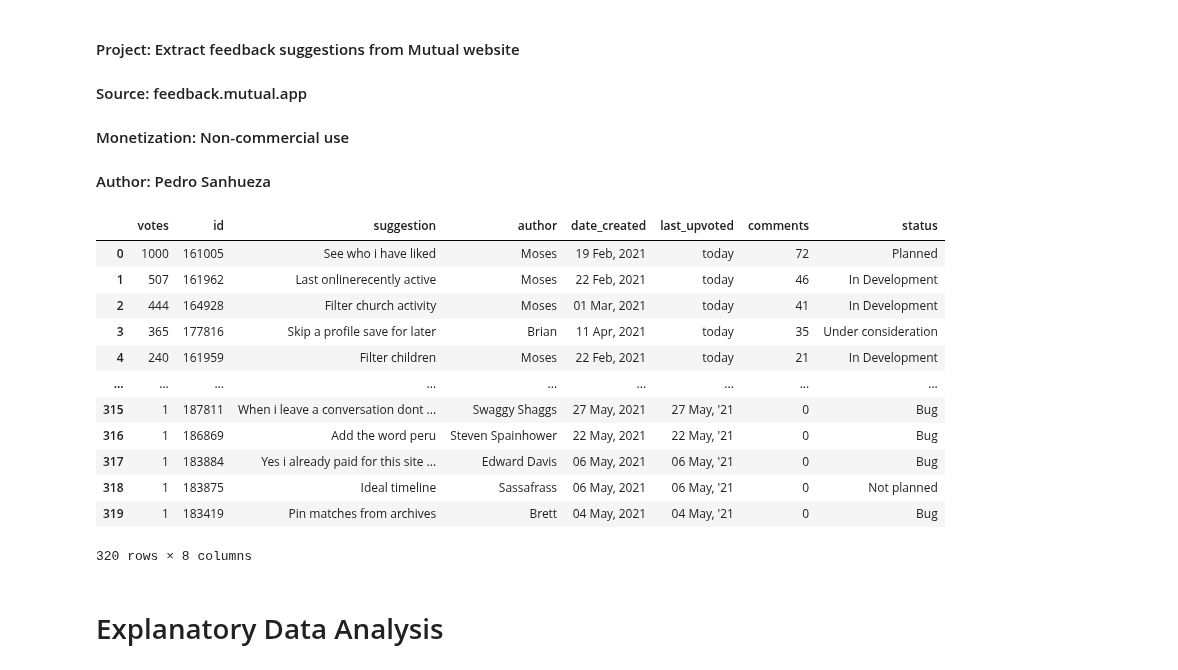
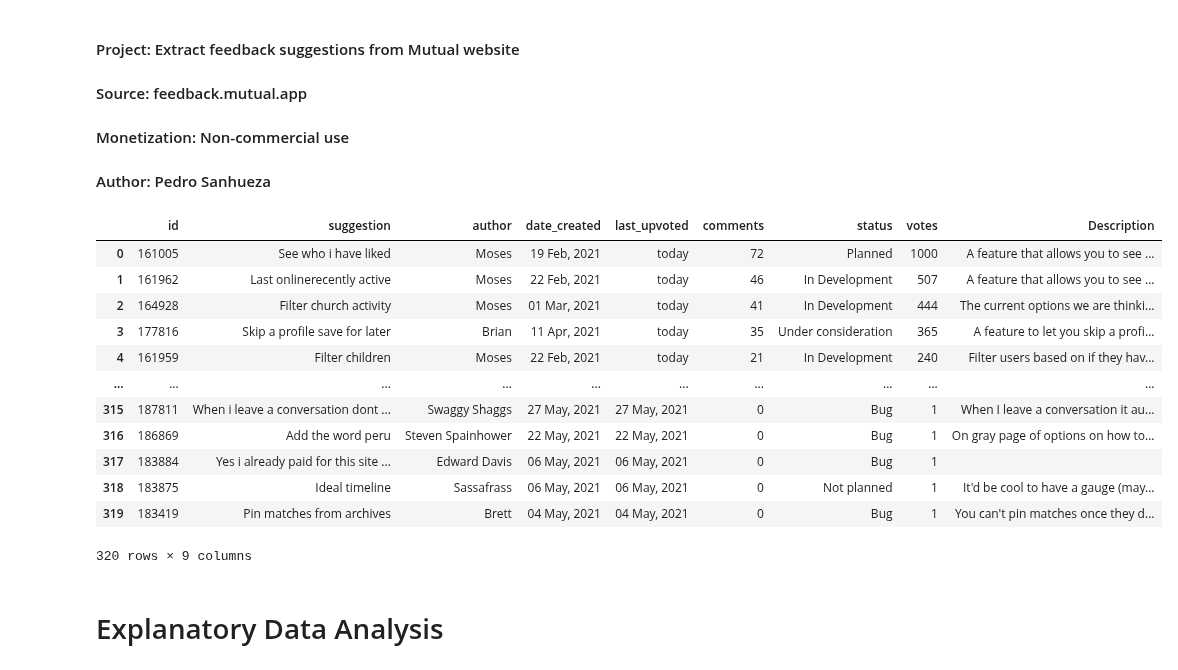
Before and after one commit to pedrosanhueza/Web-Scrape, a Jupyter notebook: Mutual Feedback/Mutual - Code/Mutual - 07-11-22.ipynb, the cells around one changed output. Saved outputs shown, nothing was run; the diff lists cells and outputs as text; code cells hidden in the pictures.

Commit message:
Mutual

```diff
--- a/Mutual Feedback/Mutual - Code/Mutual - 07-11-22.ipynb
+++ b/Mutual Feedback/Mutual - Code/Mutual - 07-11-22.ipynb
@@ -10,12 +10,11 @@ from bs4 import BeautifulSoup
 import pandas as pd
 from datetime import datetime
 # %%
-
-rows = []
+rows_info = []
 rows_votes = []
+rows_description=[]
 
 for pag in range(7): # '7' because there are 7 pages
-
     url = f'https://feedback.mutual.app/?page={pag+1}&order=popular&filter=all#controls' # url for each page. only change the page number
     response = requests.get(url)
     soup = BeautifulSoup(response.text, 'html.parser')
@@ -23,6 +22,7 @@ for pag in range(7): # '7' because there are 7 pages
     info = soup.find_all('div',{'class':'sInfo'})
     votes= soup.find_all('div',{'class':'sNumbers'})
 
+    #************* INFO DICTIONARARY *************
     for attribute in info:
         row = {}
         row['id'] = attribute.find('a')['href'].split('/')[2]
@@ -31,45 +31,62 @@ for pag in range(7): # '7' because there are 7 pages
         start = attribute.find_all('span')[0].get_text(strip=True).find('(')+1
         end = attribute.find_all('span')[0].get_text(strip=True).find(')')
         row['date_created'] = attribute.find_all('span')[0].get_text(strip=True)[start:end].replace('\'','20')
-        row['last_upvoted'] = attribute.find_all('span',{'class':'sLastComment'})[0].get_text(strip=True)[9:]
+        row['last_upvoted'] = attribute.find_all('span',{'class':'sLastComment'})[0].get_text(strip=True)[9:].replace('\'','20')
         row['comments'] = attribute.find_all('span',{'class':'sLabel'})[0].get_text(strip=True)[10:]
         try:
             row['status'] = attribute.find_all('div',{'class':'sLabels'})[0].get_text(strip=True).replace('Pinned','')
         except:
             pass
-        rows.append(row)
+            # pass
+        rows_info.append(row)
 
+    #************* VOTES DICTIONARARY *************
     for attribute in votes:
         row = {}
         row['votes'] = attribute.find('a').get_text(strip=True)[:-5].replace('K','000')
         rows_votes.append(row)
 
-    for idx,e in enumerate(rows):
-        rows_votes[idx].update(e)
+    # ************* DESCRIPTION DICTIONARARY *************
+    for attribute in info:
+        url = f'https://feedback.mutual.app'+attribute.find('a')['href']
+        response = requests.get(url)
+        soup = BeautifulSoup(response.text, 'html.parser')
+        row = {}
+        p = soup.find('div',{'class':'suggestionDescription'}).get_text().strip()
+        row['Description'] = p.encode('ascii','replace').decode().replace('???','\'')
+        rows_description.append(row)
+
+
+    #************* JOIN *************
+    for idx,e in enumerate(rows_votes):
+        rows_info[idx].update(e)
+
+    for idx,e in enumerate(rows_description):
+        rows_info[idx].update(e)
 # %%
-data = pd.DataFrame(rows_votes)
+data = pd.DataFrame(rows_info)
 
 date = datetime.now().strftime("%d-%m-%Y %H%M%S") # get local time as string
 
 filePath = "../Mutual - Historical Data/MutualFeedback " + date + " - Webscrape.csv"
 
-data.to_csv(filePath, index=False) # save to file path
+data.to_csv(filePath, index=True) # save to file path
 
 data
 # %% [output]
-|  | votes | id | suggestion | author | date_created | last_upvoted | comments | status |
-| 0 | 1000 | 161005 | See who i have liked | Moses | 19 Feb, 2021 | today | 72 | Planned |
-| 1 | 507 | 161962 | Last onlinerecently active | Moses | 22 Feb, 2021 | today | 46 | In Development |
-| 2 | 444 | 164928 | Filter church activity | Moses | 01 Mar, 2021 | today | 41 | In Development |
-| 3 | 365 | 177816 | Skip a profile save for later | Brian | 11 Apr, 2021 | today | 35 | Under consideration |
-| 4 | 240 | 161959 | Filter children | Moses | 22 Feb, 2021 | today | 21 | In Development |
-| ... | ... | ... | ... | ... | ... | ... | ... | ... |
-| 315 | 1 | 187811 | When i leave a conversation dont ... | Swaggy Shaggs | 27 May, 2021 | 27 May, '21 | 0 | Bug |
-| 316 | 1 | 186869 | Add the word peru | Steven Spainhower | 22 May, 2021 | 22 May, '21 | 0 | Bug |
-| 317 | 1 | 183884 | Yes i already paid for this site ... | Edward Davis | 06 May, 2021 | 06 May, '21 | 0 | Bug |
-| 318 | 1 | 183875 | Ideal timeline | Sassafrass | 06 May, 2021 | 06 May, '21 | 0 | Not planned |
-| 319 | 1 | 183419 | Pin matches from archives | Brett | 04 May, 2021 | 04 May, '21 | 0 | Bug |
+|  | id | suggestion | author | date_created | last_upvoted | comments | status | votes | Description |
+| 0 | 161005 | See who i have liked | Moses | 19 Feb, 2021 | today | 72 | Planned | 1000 | A feature that allows you to see ... |
+| 1 | 161962 | Last onlinerecently active | Moses | 22 Feb, 2021 | today | 46 | In Development | 507 | A feature that allows you to see ... |
+| 2 | 164928 | Filter church activity | Moses | 01 Mar, 2021 | today | 41 | In Development | 444 | The current options we are thinki... |
+| 3 | 177816 | Skip a profile save for later | Brian | 11 Apr, 2021 | today | 35 | Under consideration | 365 | A feature to let you skip a profi... |
+| 4 | 161959 | Filter children | Moses | 22 Feb, 2021 | today | 21 | In Development | 240 | Filter users based on if they hav... |
+| ... | ... | ... | ... | ... | ... | ... | ... | ... | ... |
+| 315 | 187811 | When i leave a conversation dont ... | Swaggy Shaggs | 27 May, 2021 | 27 May, 2021 | 0 | Bug | 1 | When I leave a conversation it au... |
+| 316 | 186869 | Add the word peru | Steven Spainhower | 22 May, 2021 | 22 May, 2021 | 0 | Bug | 1 | On gray page of options on how to... |
+| 317 | 183884 | Yes i already paid for this site ... | Edward Davis | 06 May, 2021 | 06 May, 2021 | 0 | Bug | 1 |  |
+| 318 | 183875 | Ideal timeline | Sassafrass | 06 May, 2021 | 06 May, 2021 | 0 | Not planned | 1 | It'd be cool to have a gauge (may... |
+| 319 | 183419 | Pin matches from archives | Brett | 04 May, 2021 | 04 May, 2021 | 0 | Bug | 1 | You can't pin matches once they d... |
-320 rows × 8 columns
+320 rows × 9 columns
 # %% [markdown]
 # Explanatory Data Analysis
 # %%
```
Also changed, not shown: parts of 4 cells of this notebook, 4 other files.
